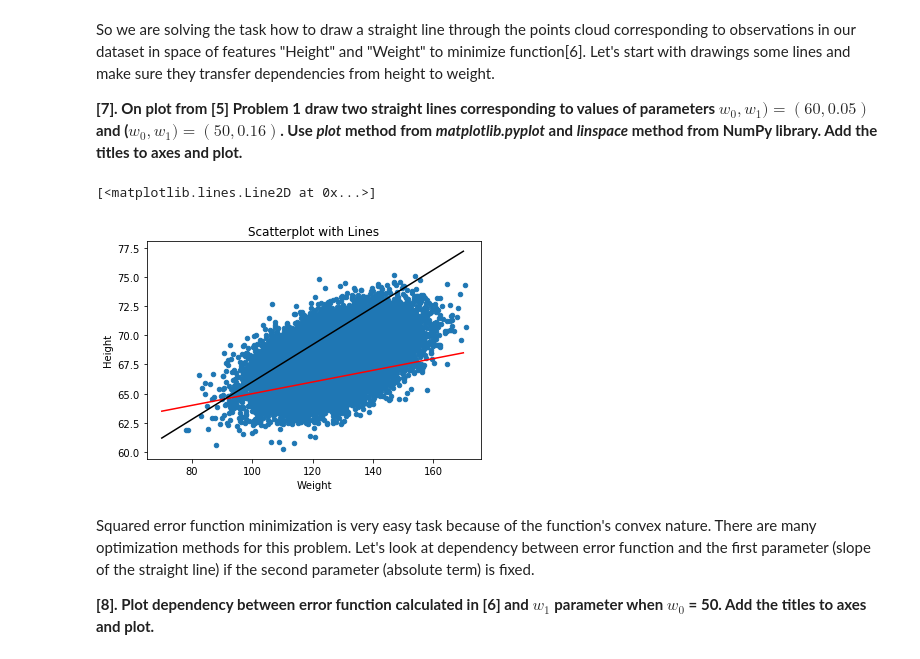
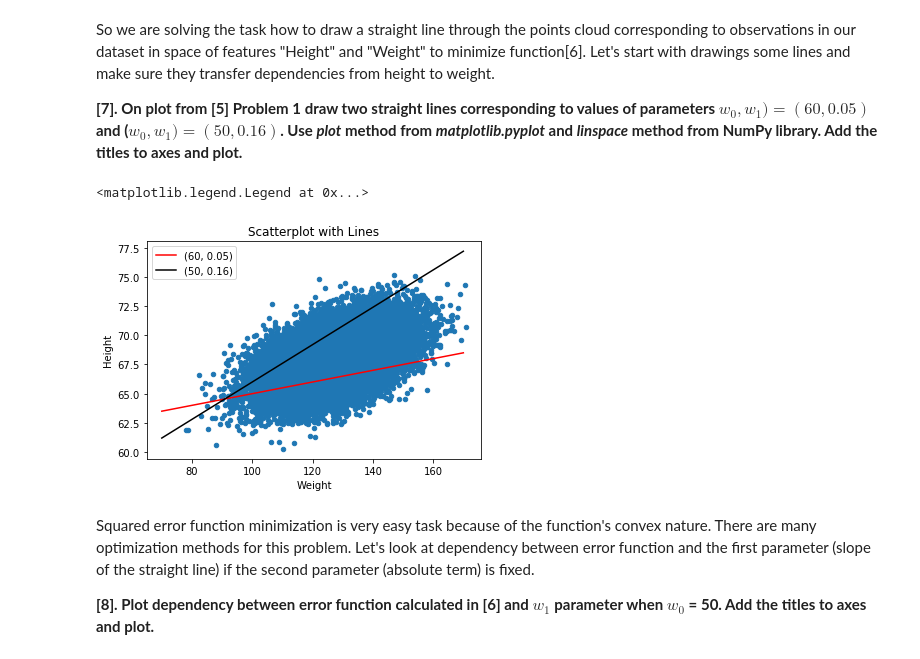
Before and after one commit to GreenSnabl/robotics_ml, a Jupyter notebook: ml_course_en/assignments/Assignment 02 Linreg_optimization.ipynb, the cells around one changed output. Saved outputs shown, nothing was run; the diff lists cells and outputs as text; code cells hidden in the pictures.

```diff
--- a/ml_course_en/assignments/Assignment 02 Linreg_optimization.ipynb
+++ b/ml_course_en/assignments/Assignment 02 Linreg_optimization.ipynb
@@ -137,19 +129,19 @@ So we are solving the task how to draw a straight line through the points cloud
 **[7]. On plot from [5] Problem 1 draw two straight lines corresponding to values of parameters $w_0, w_1) = (60, 0.05)$ and ($w_0, w_1) = (50, 0.16)$. Use *plot* method from *matplotlib.pyplot* and *linspace* method from NumPy library. Add the titles to axes and plot.**
 # %%
 # Your code here
-
 line = lambda w0, w1, x: w0 + w1 * x
 xs = np.linspace(70, 170)
 ys1 = line(60, 0.05, xs)
 ys2 = line(50, 0.16, xs)
 
 ax = data.plot(x="Weight", y="Height", kind="scatter")
 ax.set_title("Scatterplot with Lines")
-ax.plot(xs, ys1, 'r-')
-ax.plot(xs, ys2, 'k-')
+ax.plot(xs, ys1, 'r-', label="(60, 0.05)")
+ax.plot(xs, ys2, 'k-', label="(50, 0.16)")
+ax.legend()
 # %% [output]
-[<matplotlib.lines.Line2D at 0x...>]
+<matplotlib.legend.Legend at 0x...>
-[figure, old version]
+[figure, new version]
 # %% [markdown]
 Squared error function minimization is very easy task because of the function's convex nature. There are many optimization methods for this problem. Let's look at dependency between error function and the first parameter (slope of the straight line) if the second parameter (absolute term) is fixed.
 
```
Also changed, not shown: parts of 6 cells of this notebook, 5 other files.
